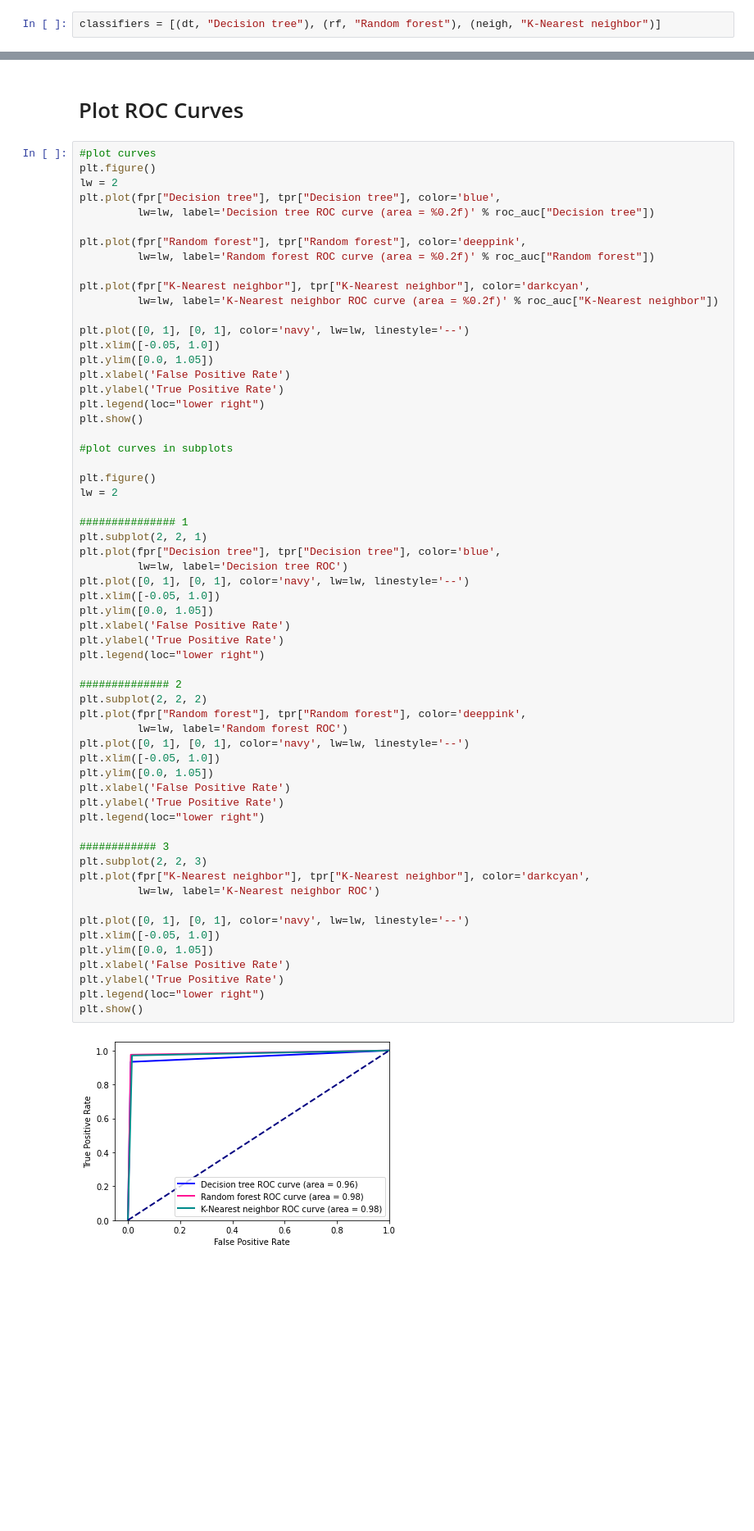
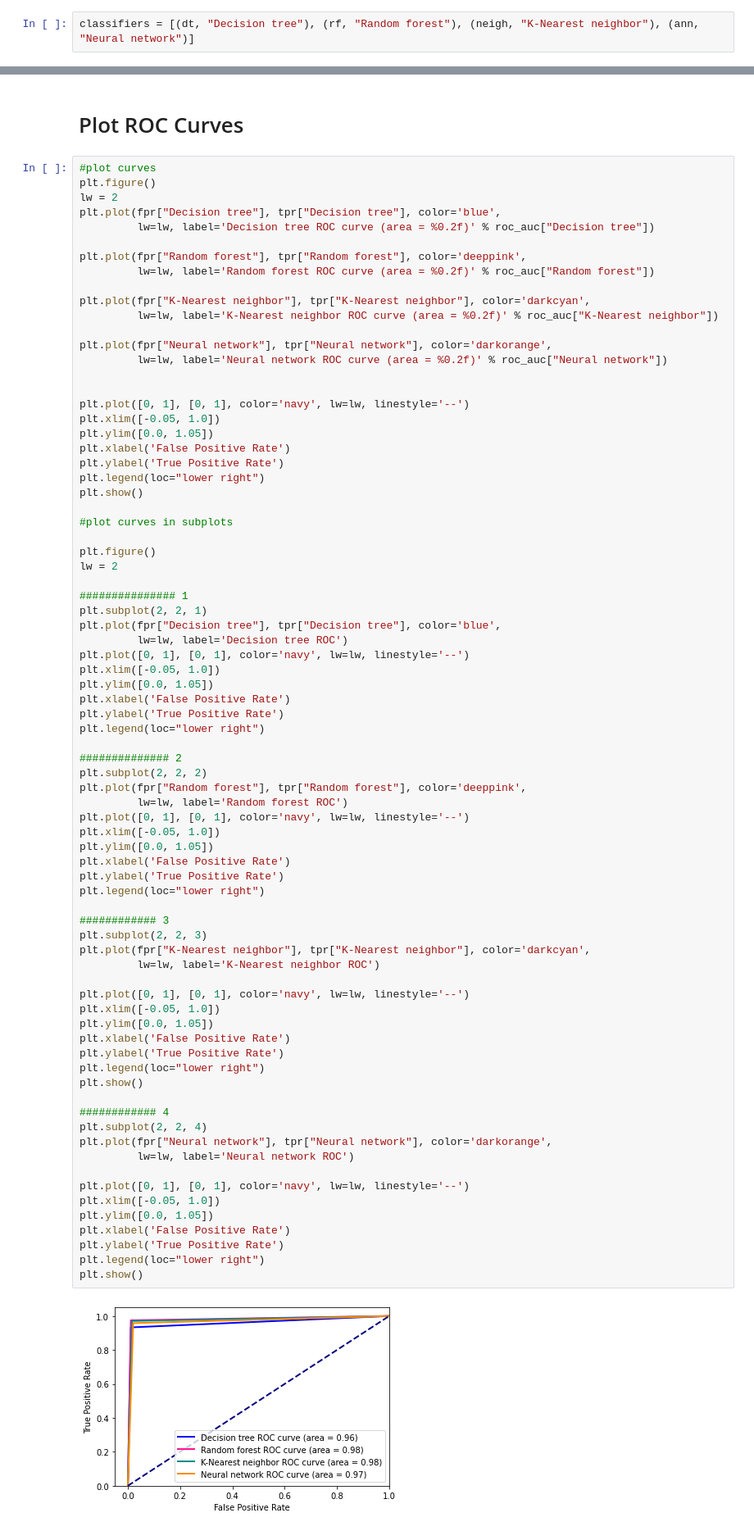
Before and after one commit to cleversonahum/breast_cancer_diagnosis, a Jupyter notebook: notebook/dt_classifier_breast_cancer.ipynb, the cells around one changed output, grey strips where cells are left out. Shown: that part at 82% size. Drawn from its saved outputs; the diff is of its cells as text; blank space fills up the shorter version.

```diff
--- a/notebook/dt_classifier_breast_cancer.ipynb
+++ b/notebook/dt_classifier_breast_cancer.ipynb
@@ -201,7 +247,7 @@ neigh = KNeighborsClassifier(n_neighbors=5, weights="uniform")
 # %% [markdown]
 # Organizing classifiers
 # %%
-classifiers = [(dt, "Decision tree"), (rf, "Random forest"), (neigh, "K-Nearest neighbor")]
+classifiers = [(dt, "Decision tree"), (rf, "Random forest"), (neigh, "K-Nearest neighbor"), (ann, "Neural network")]
 # %% [markdown]
 # Classifiers training
 # %%
@@ -391,6 +438,10 @@ plt.plot(fpr["Random forest"], tpr["Random forest"], color='deeppink',
 
 plt.plot(fpr["K-Nearest neighbor"], tpr["K-Nearest neighbor"], color='darkcyan',
          lw=lw, label='K-Nearest neighbor ROC curve (area = %0.2f)' % roc_auc["K-Nearest neighbor"])
+
+plt.plot(fpr["Neural network"], tpr["Neural network"], color='darkorange',
+         lw=lw, label='Neural network ROC curve (area = %0.2f)' % roc_auc["Neural network"])
+
 
 plt.plot([0, 1], [0, 1], color='navy', lw=lw, linestyle='--')
 plt.xlim([-0.05, 1.0])
@@ -413,32 +464,45 @@ plt.plot([0, 1], [0, 1], color='navy', lw=lw, linestyle='--')
 plt.xlim([-0.05, 1.0])
 plt.ylim([0.0, 1.05])
 plt.xlabel('False Positive Rate')
 plt.ylabel('True Positive Rate')
 plt.legend(loc="lower right")
 
 ############## 2
 plt.subplot(2, 2, 2)
 plt.plot(fpr["Random forest"], tpr["Random forest"], color='deeppink',
          lw=lw, label='Random forest ROC')
 plt.plot([0, 1], [0, 1], color='navy', lw=lw, linestyle='--')
 plt.xlim([-0.05, 1.0])
 plt.ylim([0.0, 1.05])
 plt.xlabel('False Positive Rate')
 plt.ylabel('True Positive Rate')
 plt.legend(loc="lower right")
 
 ############ 3
 plt.subplot(2, 2, 3)
 plt.plot(fpr["K-Nearest neighbor"], tpr["K-Nearest neighbor"], color='darkcyan',
          lw=lw, label='K-Nearest neighbor ROC')
 
 plt.plot([0, 1], [0, 1], color='navy', lw=lw, linestyle='--')
 plt.xlim([-0.05, 1.0])
 plt.ylim([0.0, 1.05])
 plt.xlabel('False Positive Rate')
 plt.ylabel('True Positive Rate')
 plt.legend(loc="lower right")
 plt.show()
+
+############ 4
+plt.subplot(2, 2, 4)
+plt.plot(fpr["Neural network"], tpr["Neural network"], color='darkorange',
+         lw=lw, label='Neural network ROC')
+
+plt.plot([0, 1], [0, 1], color='navy', lw=lw, linestyle='--')
+plt.xlim([-0.05, 1.0])
+plt.ylim([0.0, 1.05])
+plt.xlabel('False Positive Rate')
+plt.ylabel('True Positive Rate')
+plt.legend(loc="lower right")
+plt.show()
 # %% [output]
-[figure, old version]
+[figure, new version]
 [figure]
```
Also changed, not shown: parts of 12 cells of this notebook.
